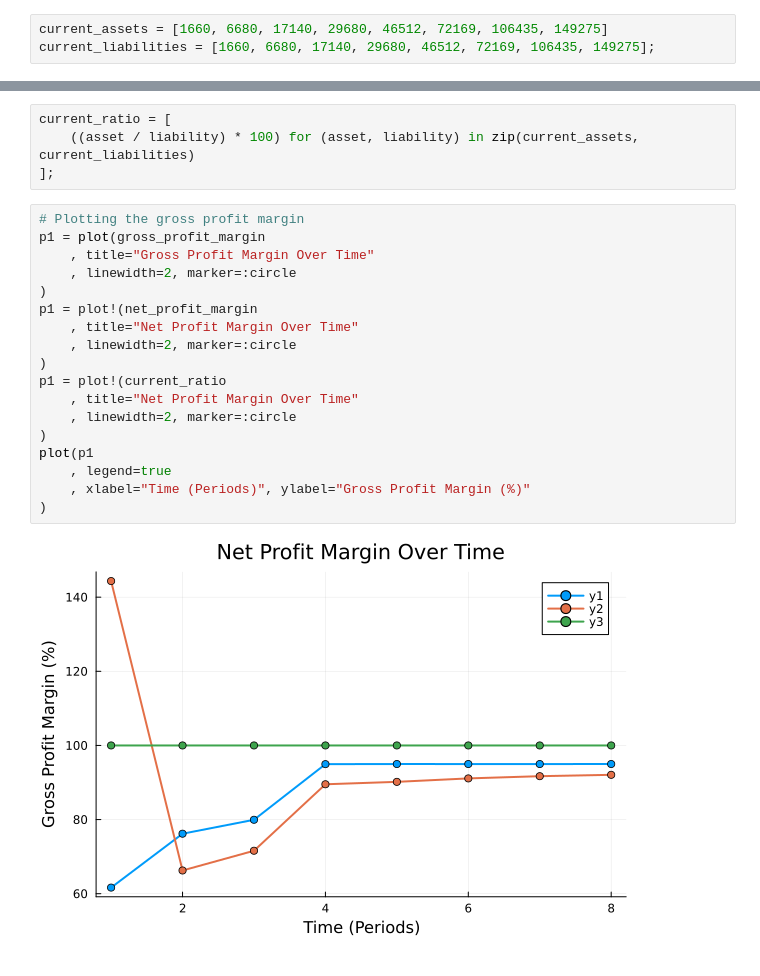
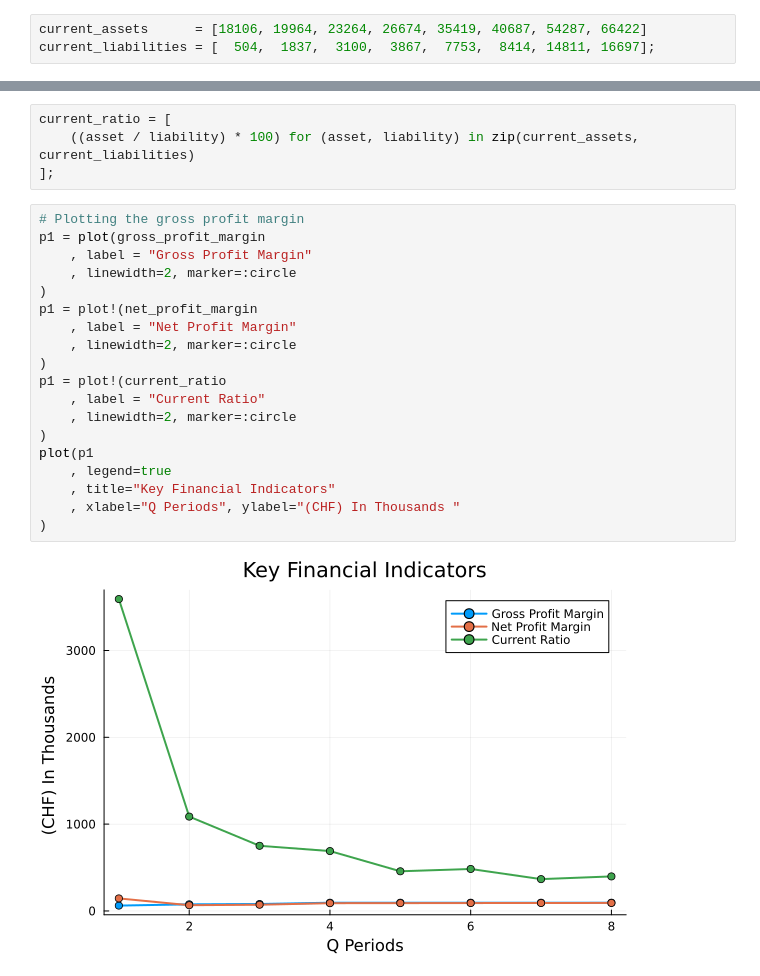
Before and after one commit to setrar/Business, a Jupyter notebook: FinancialStatements/financial_presentation.ipynb, the cells around one changed output, grey strips where cells are left out. Saved outputs shown, nothing was run; the diff lists cells and outputs as text.

```diff
--- a/FinancialStatements/financial_presentation.ipynb
+++ b/FinancialStatements/financial_presentation.ipynb
@@ -8,8 +8,8 @@ gross_profit = [2160, 7680, 19140, 31680, 48991, 75241, 110242, 153994]
 opex = [500, 1000, 2000, 2479, 3072, 3807, 4719, 4719]
 net_income = [1660, 6680, 17140, 29680, 46512, 72169, 106435, 149275];
 # %%
-current_assets = [1660, 6680, 17140, 29680, 46512, 72169, 106435, 149275]
-current_liabilities = [1660, 6680, 17140, 29680, 46512, 72169, 106435, 149275];
+current_assets      = [18106, 19964, 23264, 26674, 35419, 40687, 54287, 66422]
+current_liabilities = [  504,  1837,  3100,  3867,  7753,  8414, 14811, 16697];
 # %% [markdown]
 1. Profitability Ratios
 # %% [markdown]
@@ -39,20 +39,21 @@ current_ratio = [
 # %%
 # Plotting the gross profit margin
 p1 = plot(gross_profit_margin
-    , title="Gross Profit Margin Over Time"
+    , label = "Gross Profit Margin"
     , linewidth=2, marker=:circle
 )
 p1 = plot!(net_profit_margin
-    , title="Net Profit Margin Over Time"
+    , label = "Net Profit Margin"
     , linewidth=2, marker=:circle
 )
 p1 = plot!(current_ratio
-    , title="Net Profit Margin Over Time"
+    , label = "Current Ratio"
     , linewidth=2, marker=:circle
 )
 plot(p1
     , legend=true
-    , xlabel="Time (Periods)", ylabel="Gross Profit Margin (%)"
+    , title="Key Financial Indicators"
+    , xlabel="Q Periods", ylabel="(CHF) In Thousands "
 )
 # %% [output]
-[figure, old version]
+[figure, new version]
```
